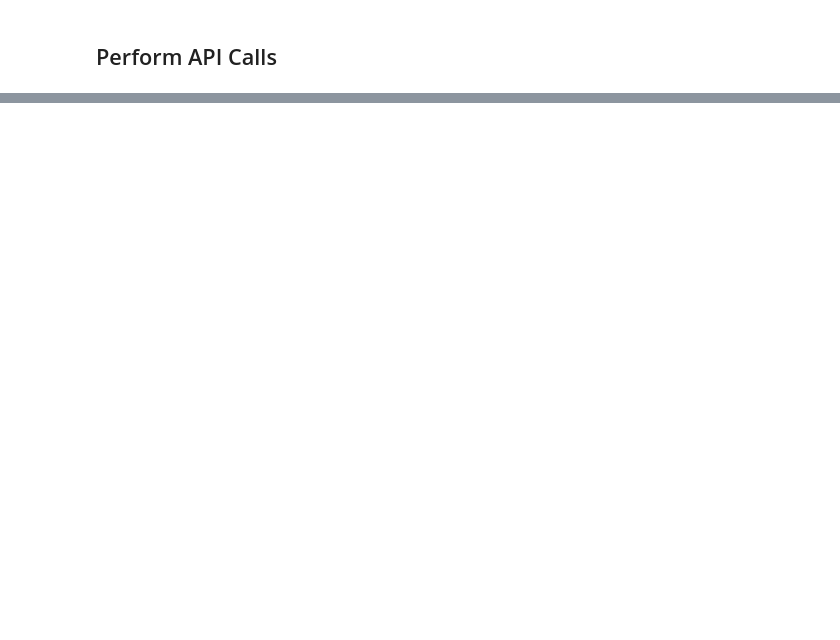
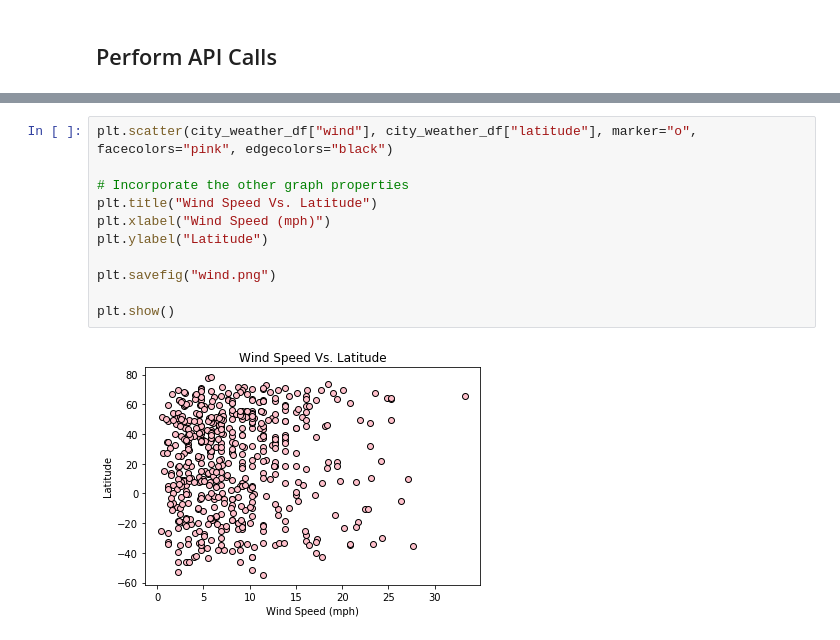
Before and after one commit to harriskl1/API-, a Jupyter notebook: WeatherPy-Copy1.ipynb, the cells around one changed output, grey strips where cells are left out. Drawn from its saved outputs; the diff is of its cells as text; blank space fills up the shorter version.

```diff
--- a/WeatherPy-Copy1.ipynb
+++ b/WeatherPy-Copy1.ipynb
@@ -121,0 +177,13 @@ url = "http://api.openweathermap.org/data/2.5/weather?units=Imperial&APPID=" + a
+# %%
+plt.scatter(city_weather_df["wind"], city_weather_df["latitude"], marker="o", facecolors="pink", edgecolors="black")
+
+# Incorporate the other graph properties
+plt.title("Wind Speed Vs. Latitude")
+plt.xlabel("Wind Speed (mph)")
+plt.ylabel("Latitude")
+
+plt.savefig("wind.png")
+
+plt.show()
+# %% [output]
+[figure, added]
```
Also changed, not shown: parts of 10 cells of this notebook.
